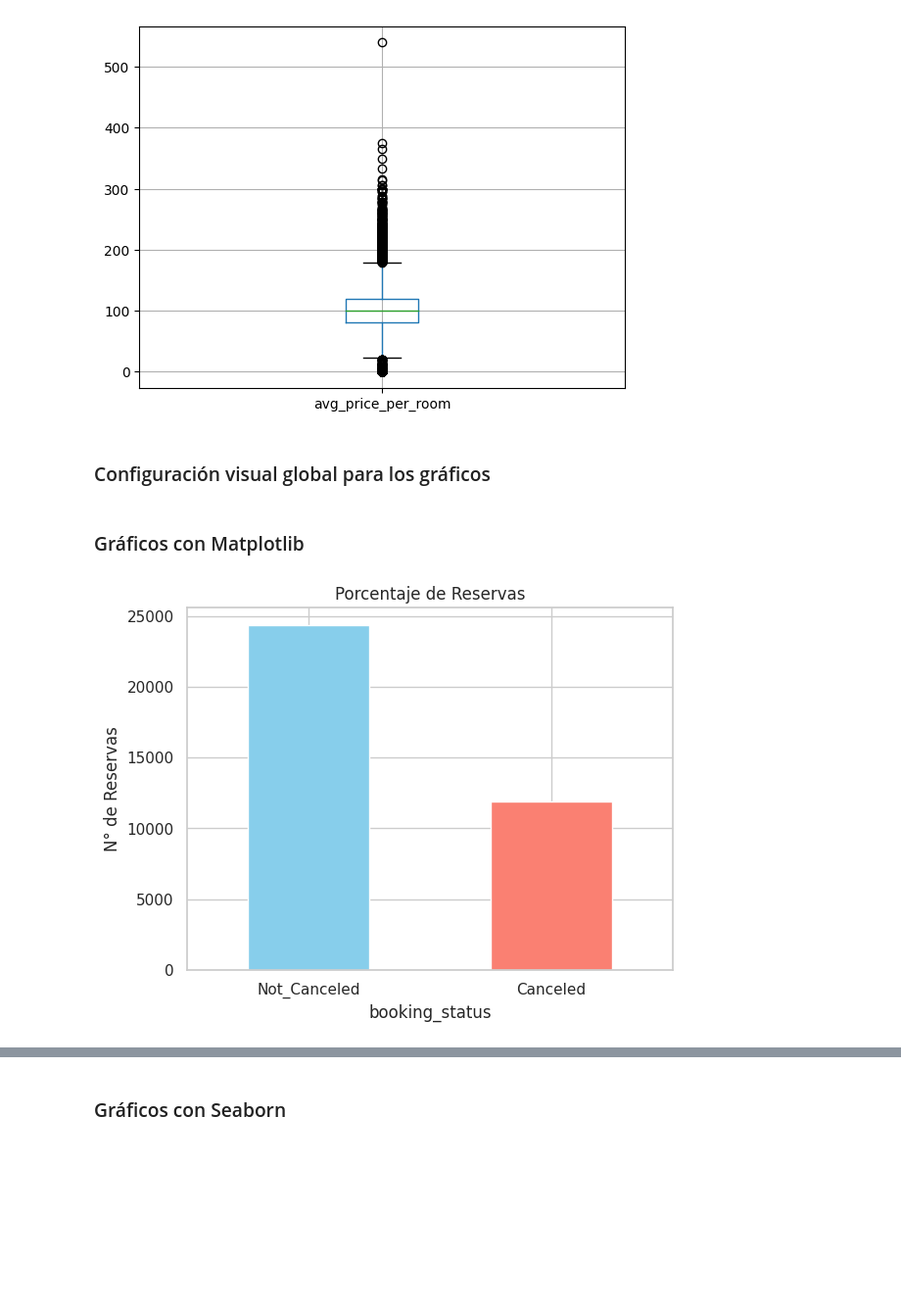
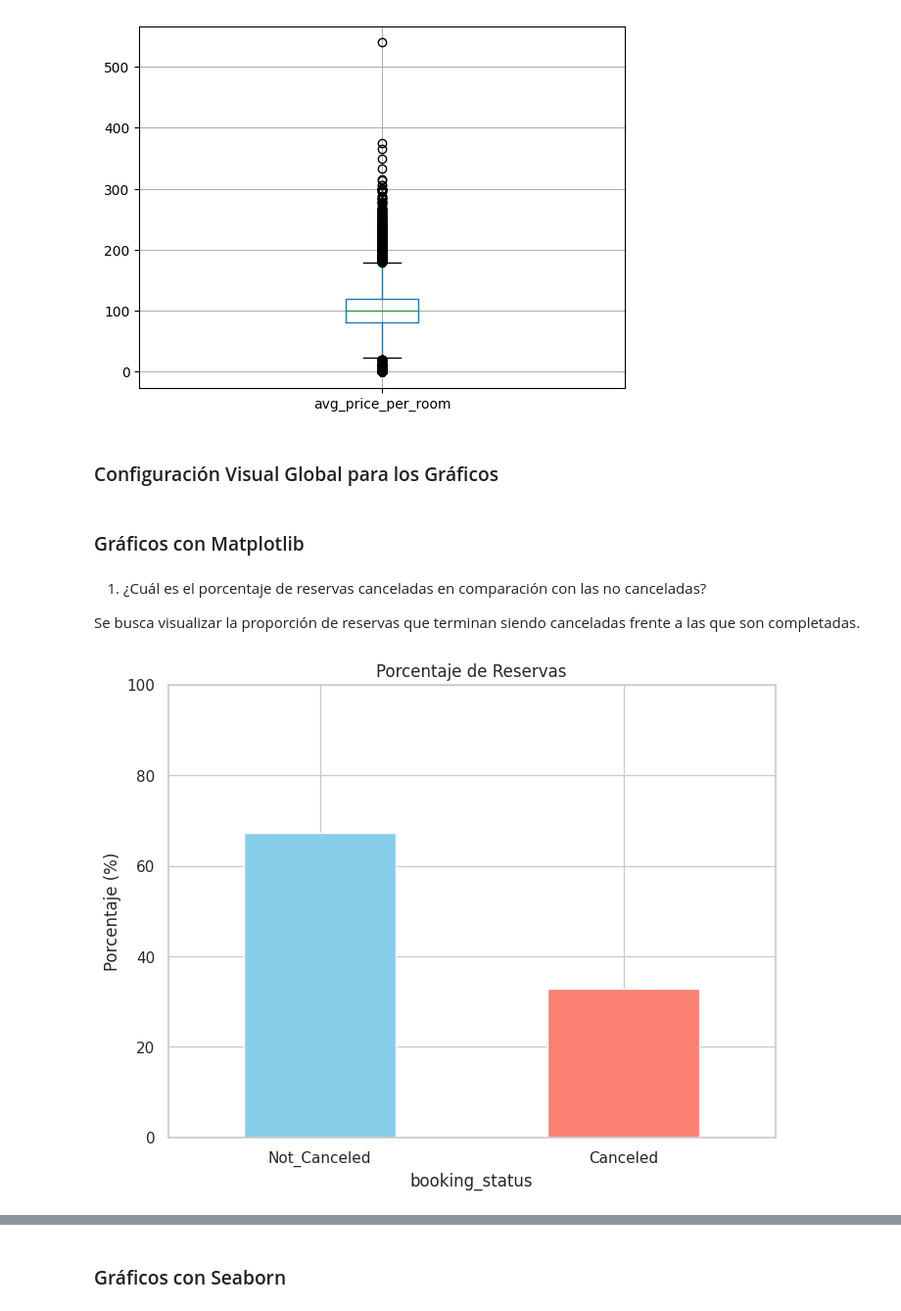
Before and after one commit to AlanSede24/DS1-project, a Jupyter notebook: ProyectoDS_Parte1_SedeAlan.ipynb, the cells around one changed output, grey strips where cells are left out. Shown at 98% size. Cells and saved outputs as stored; diff of their text form; code cells hidden in the pictures; blank space fills up the shorter version.

```diff
--- a/ProyectoDS_Parte1_SedeAlan.ipynb
+++ b/ProyectoDS_Parte1_SedeAlan.ipynb
@@ -64,17 +79,24 @@ plt.show()
 float64
 [figure]
 # %% [markdown]
-### Configuración visual global para los gráficos
+### Configuración Visual Global para los Gráficos
 # %%
 plt.style.use('ggplot')  # Estilo de matplotlib
 sns.set(style='whitegrid', palette='pastel')  # Estilo de seaborn
 # %% [markdown]
 ### Gráficos con Matplotlib
+# %% [markdown]
+1. ¿Cuál es el porcentaje de reservas canceladas en comparación con las no canceladas?
+
+Se busca visualizar la proporción de reservas que terminan siendo canceladas frente a las que son completadas.
 # %%
 # Gráfico de barras para el porcentaje de reservas (Not_Canceled vs Canceled)
-df['booking_status'].value_counts().plot(kind='bar', color=['skyblue', 'salmon'], rot=0)
+plt.figure(figsize=(8,6))
+booking_status_counts = df['booking_status'].value_counts(normalize=True) * 100 # Porcentajes
+booking_status_counts.plot(kind='bar', color=['skyblue', 'salmon'], rot=0)
 plt.title('Porcentaje de Reservas')
-plt.ylabel('N° de Reservas')
+plt.ylabel('Porcentaje (%)')
+plt.ylim(0, 100)  # Asegurar que la escala del eje y vaya de 0 a 100 %
 plt.show()
 # %% [output]
-[figure, old version]
+[figure, new version]
```
Also changed, not shown: parts of 15 cells of this notebook.
